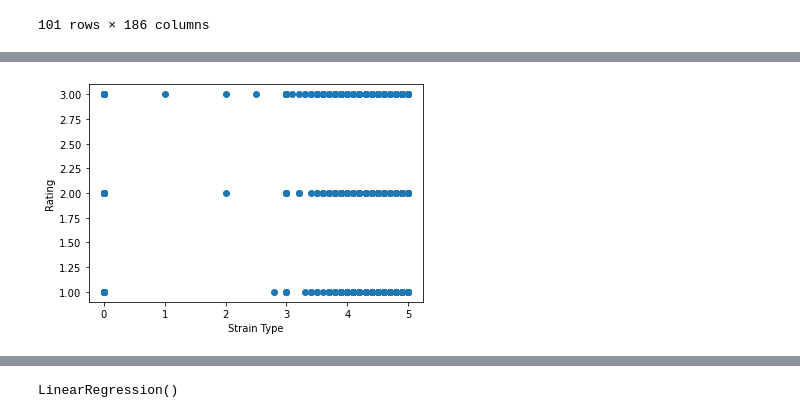
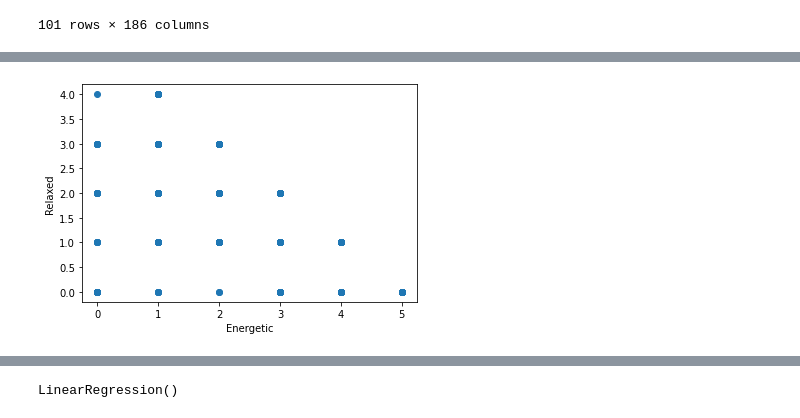
Before and after one commit to tiaortega/Final-Project-Group-4, a Jupyter notebook: Solved/Preprocessing.ipynb, the cells around one changed output, grey strips where cells are left out. Saved outputs shown, nothing was run; the diff lists cells and outputs as text; code cells hidden in the pictures.

```diff
--- a/Solved/Preprocessing.ipynb
+++ b/Solved/Preprocessing.ipynb
@@ -93,3 +93,6 @@ data.head(101)
 # data.tail()
 # %%
 # data.corr()
+# %%
+cani = pd.read_csv("../Resources/Strain_Frame_Energy.csv")
+cani
@@ -96,7 +113,7 @@ data.head(101)
 # %%
-plt.scatter(data.Rating, data.StrainType)
-plt.xlabel("Strain Type")
-plt.ylabel("Rating")
+plt.scatter(cani.Energetic, cani.Relax)
+plt.xlabel("Energetic")
+plt.ylabel("Relaxed")
 plt.show()
 # %% [output]
-[figure, old version]
+[figure, new version]
```
Also changed, not shown: parts of 4 cells of this notebook, 19 other files.
